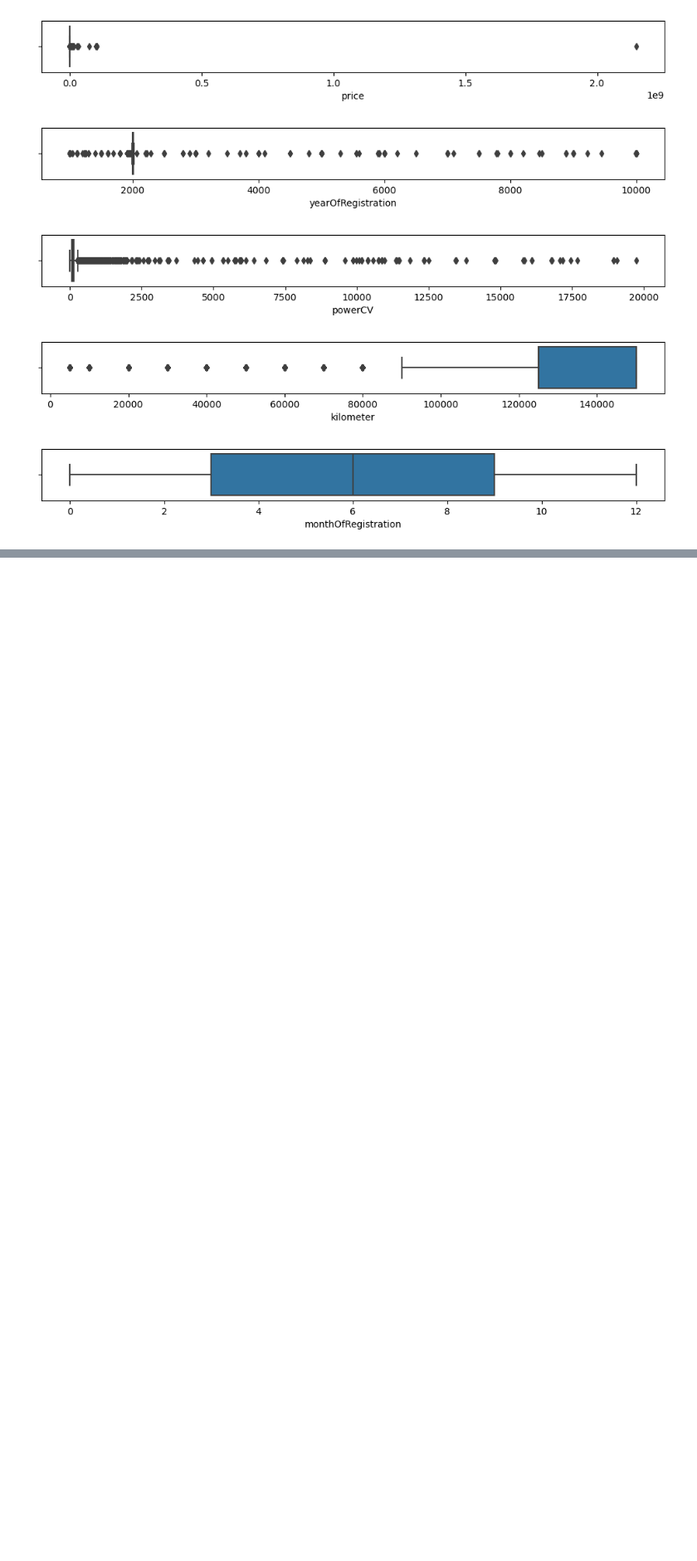
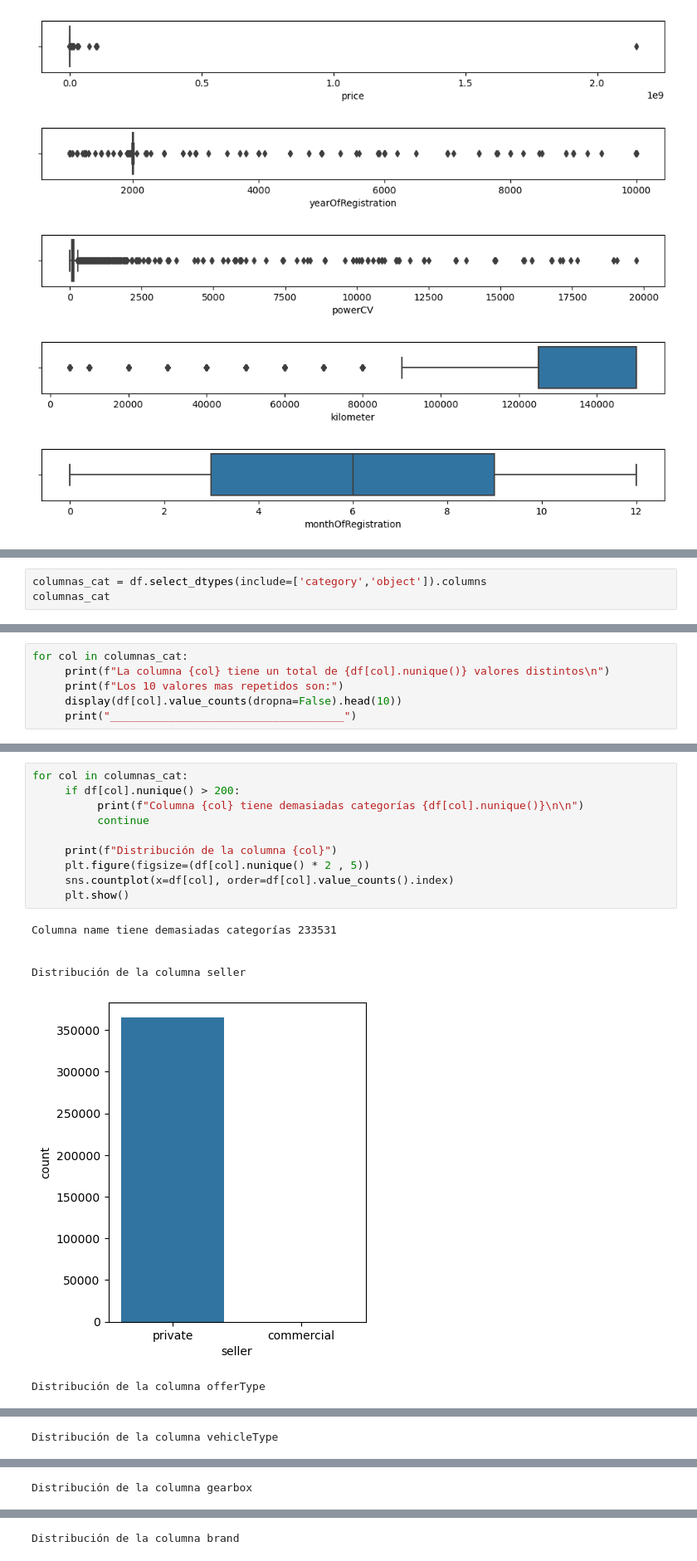
Before and after one commit to MariCruzTE/EDA-Autorenew, a Jupyter notebook: notebook/01-AnalisisPreliminar.ipynb, the cells around one changed output, grey strips where cells are left out. Shown: that part at 83% size. Saved outputs shown, nothing was run; the diff lists cells and outputs as text; blank space fills up the shorter version.

```diff
--- a/notebook/01-AnalisisPreliminar.ipynb
+++ b/notebook/01-AnalisisPreliminar.ipynb
@@ -203,0 +221,3 @@ for col in columnas_num:
+# %%
+columnas_cat = df.select_dtypes(include=['category','object']).columns
+columnas_cat
@@ -203,0 +228,6 @@ for col in columnas_num:
+# %%
+for col in columnas_cat:
+     print(f"La columna {col} tiene un total de {df[col].nunique()} valores distintos\n")
+     print(f"Los 10 valores mas repetidos son:")
+     display(df[col].value_counts(dropna=False).head(10))
+     print("____________________________________")
@@ -203,0 +342,17 @@ for col in columnas_num:
+# %%
+for col in columnas_cat:
+     if df[col].nunique() > 200:
+          print(f"Columna {col} tiene demasiadas categorías {df[col].nunique()}\n\n")
+          continue
+
+     print(f"Distribución de la columna {col}")
+     plt.figure(figsize=(df[col].nunique() * 2 , 5))
+     sns.countplot(x=df[col], order=df[col].value_counts().index)
+     plt.show()
+# %% [output]
+Columna name tiene demasiadas categorías 233531
+
+
+Distribución de la columna seller
+[figure, added]
+Distribución de la columna offerType
@@ -203,0 +360 @@ for col in columnas_num:
+Distribución de la columna vehicleType
@@ -203,0 +362 @@ for col in columnas_num:
+Distribución de la columna gearbox
@@ -203,0 +369 @@ for col in columnas_num:
+Distribución de la columna brand
```
Also changed, not shown: parts of 10 cells of this notebook.
